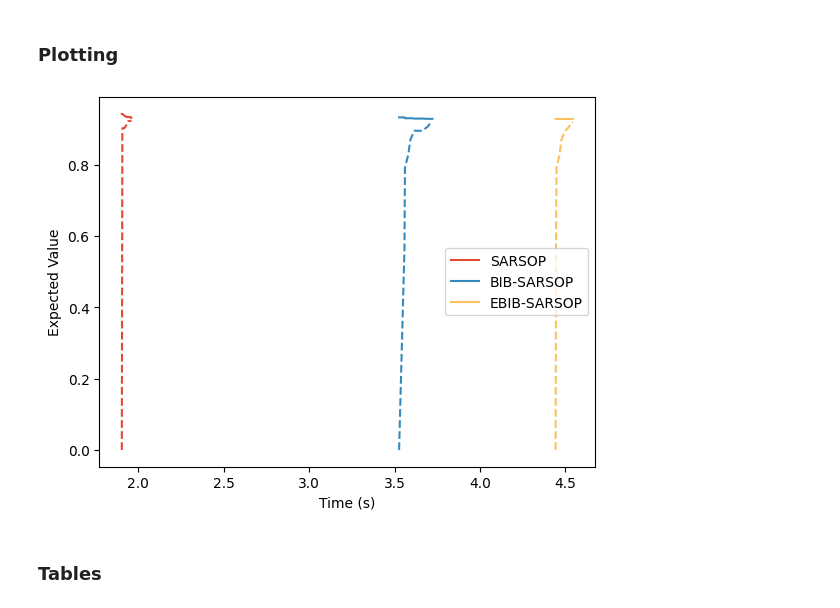
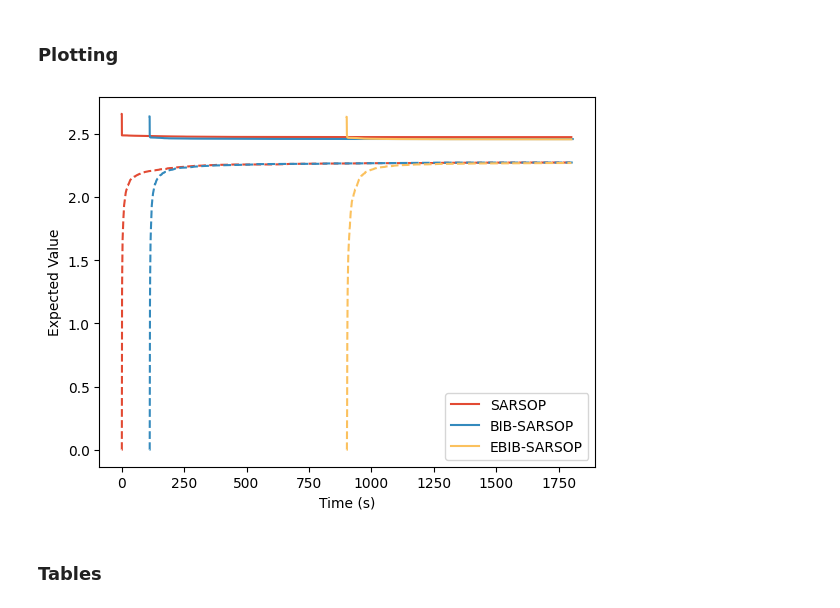
Before and after one commit to MKrale/Tighter_Informed_Bound, a Jupyter notebook: plotting_python.ipynb, the cells around one changed output. Saved outputs shown, nothing was run; the diff lists cells and outputs as text; code cells hidden in the pictures.

```diff
--- a/plotting_python.ipynb
+++ b/plotting_python.ipynb
@@ -70,22 +70,22 @@ def get_data_plot(env:str):
 # %%
 # TigerGrid
 
-ts, ubs, lbs, solvernames, envname = get_data_plot("FrozenLake4")
+ts, ubs, lbs, solvernames, envname = get_data_plot("SparseTigerGrid")
 
 colours =  ['#E24A33', '#348ABD',  '#FBC15E', '#8EBA42', '#FFB5B8']
 
 # colours = [(226, 74, 51), (52, 138, 189), (152, 142, 213)]
 
 for (i,label) in enumerate(solvernames):
     plt.plot(ts[i],ubs[i], label=label, color=colours[i], linestyle="-")
     plt.plot(ts[i],lbs[i], label=None, color=colours[i], linestyle="--")
 plt.xlabel("Time (s)")
 plt.ylabel("Expected Value")
 # plt.ylim(-3, -1.6)
 plt.legend()
 plt.show()
 # %% [output]
-[figure, old version]
+[figure, new version]
 # %% [markdown]
 ### Tables
 # %%
```
Also changed, not shown: parts of 3 cells of this notebook.
